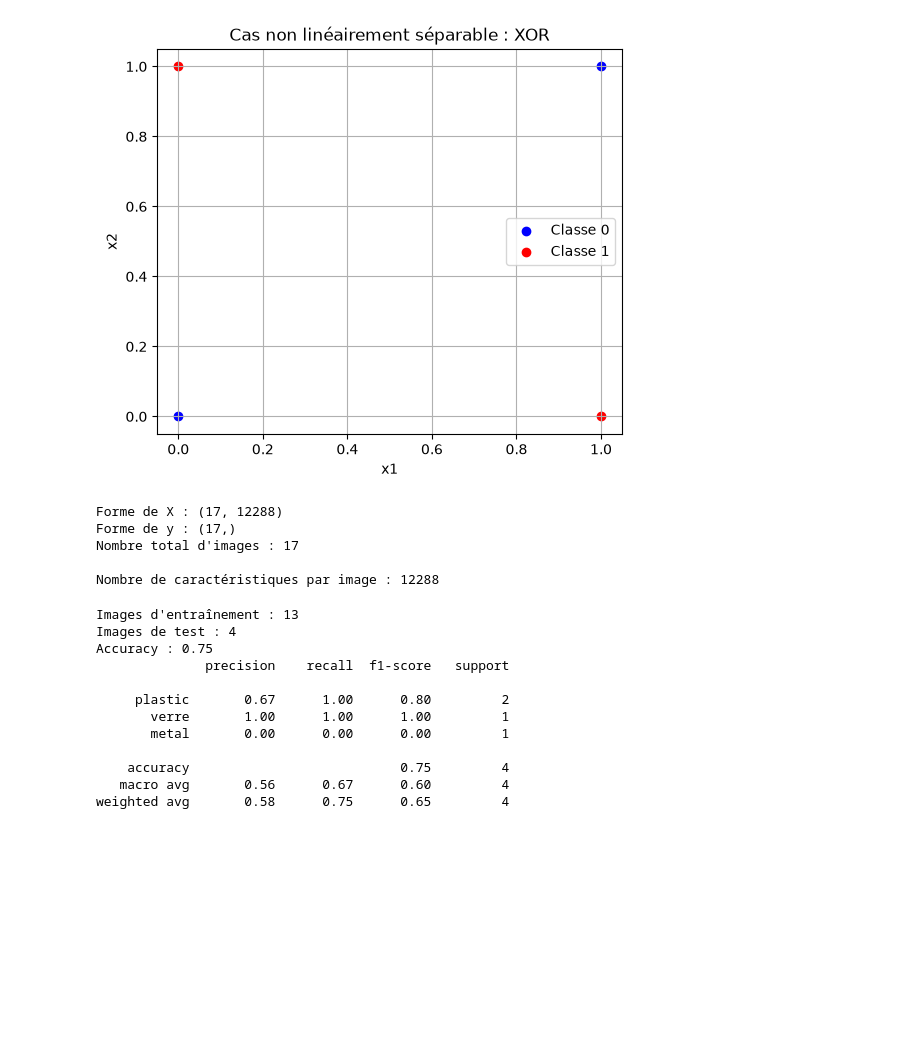
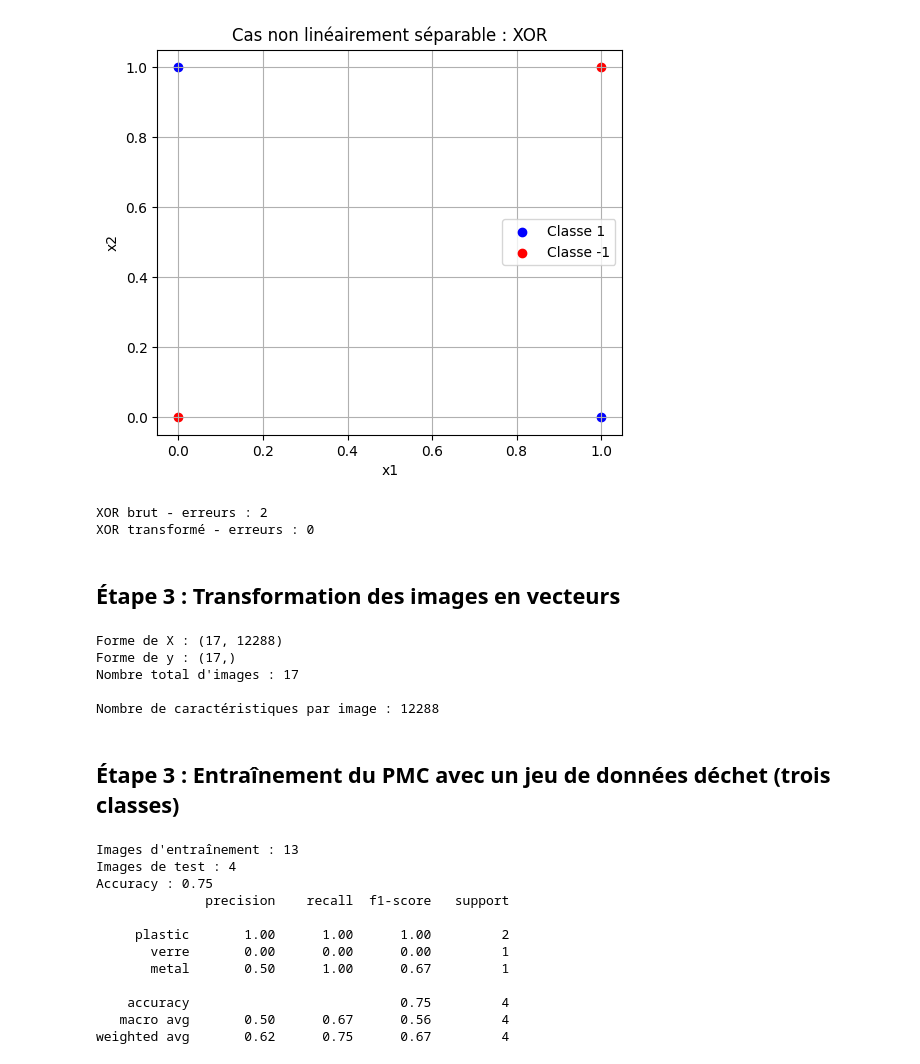
Before and after one commit to Helsy-3/Projet-annuel-3JIABD, a Jupyter notebook: projet.ipynb, the cells around one changed output. Cells and saved outputs as stored; diff of their text form; code cells hidden in the pictures; blank space fills up the shorter version.

```diff
--- a/projet.ipynb
+++ b/projet.ipynb
@@ -73,18 +77,13 @@ Nombre d'itérations : 7
 # %%
-""" ETAPE 2 - SEPARATION DONNES NON LINEAIREMENT SEPARABLES """
-
 X_xor = np.array([
+    [1, 0],
+    [0, 1],
     [0, 0],
-    [0, 1],
-    [1, 0],
     [1, 1]
 ])
 
 y_xor = np.array([
-    0,
-    1,
-    1,
-    0
+    1, 1, -1, -1
 ])
 
 modele_perceptron = Perceptron(
@@ -108,26 +107,42 @@ Nombre d'itérations : 6
 # %%
 plt.figure(figsize=(6, 5))
 
 plt.scatter(
-    X_xor[y_xor == 0, 0],
-    X_xor[y_xor == 0, 1],
+    X_xor[y_xor == 1, 0],
+    X_xor[y_xor == 1, 1],
     color="blue",
-    label="Classe 0"
+    label="Classe 1"
 )
 
 plt.scatter(
-    X_xor[y_xor == 1, 0],
-    X_xor[y_xor == 1, 1],
+    X_xor[y_xor == -1, 0],
+    X_xor[y_xor == -1, 1],
     color="red",
-    label="Classe 1"
+    label="Classe -1"
 )
 
 plt.xlabel("x1")
 plt.ylabel("x2")
 plt.title("Cas non linéairement séparable : XOR")
 plt.legend()
 plt.grid()
 plt.show()
 # %% [output]
-[figure, old version]
+[figure, new version]
+# %%
+lib = ctypes.CDLL('C-algorithms/ETAPE2.xor.so')
+
+lib.run_xor_brut.restype = ctypes.c_int
+lib.run_xor_transforme.restype = ctypes.c_int
+
+erreurs_brut = lib.run_xor_brut()
+erreurs_transforme = lib.run_xor_transforme()
+
+print("XOR brut - erreurs :", erreurs_brut)
+print("XOR transformé - erreurs :", erreurs_transforme)
+# %% [output]
+XOR brut - erreurs : 2
+XOR transformé - erreurs : 0
+# %% [markdown]
+## Étape 3 : Transformation des images en vecteurs
 # %%
@@ -174,9 +187,9 @@ Forme de y : (17,)
 Nombre total d'images : 17
 
 Nombre de caractéristiques par image : 12288
+# %% [markdown]
+## Étape 3 : Entraînement du PMC avec un jeu de données déchet (trois classes)
 # %%
-""" ETAPE 3 - ENTRAINEMENT PERCEPTRON MULTI-COUCHES AVEC UN JEU DE DONNES DECHET - TROIS CLASSES (PLASTIQUE, DECHET, METAL)"""
-
 # Séparation entraînement / test
 X_train, X_test, y_train, y_test = train_test_split(
     X,
@@ -231,10 +244,10 @@ Images de test : 4
 Accuracy : 0.75
               precision    recall  f1-score   support
 
-     plastic       0.67      1.00      0.80         2
-       verre       1.00      1.00      1.00         1
-       metal       0.00      0.00      0.00         1
+     plastic       1.00      1.00      1.00         2
+       verre       0.00      0.00      0.00         1
+       metal       0.50      1.00      0.67         1
 
     accuracy                           0.75         4
-   macro avg       0.56      0.67      0.60         4
-weighted avg       0.58      0.75      0.65         4
+   macro avg       0.50      0.67      0.56         4
+weighted avg       0.62      0.75      0.67         4
```
Also changed, not shown: parts of 15 cells of this notebook, 8 other files.
